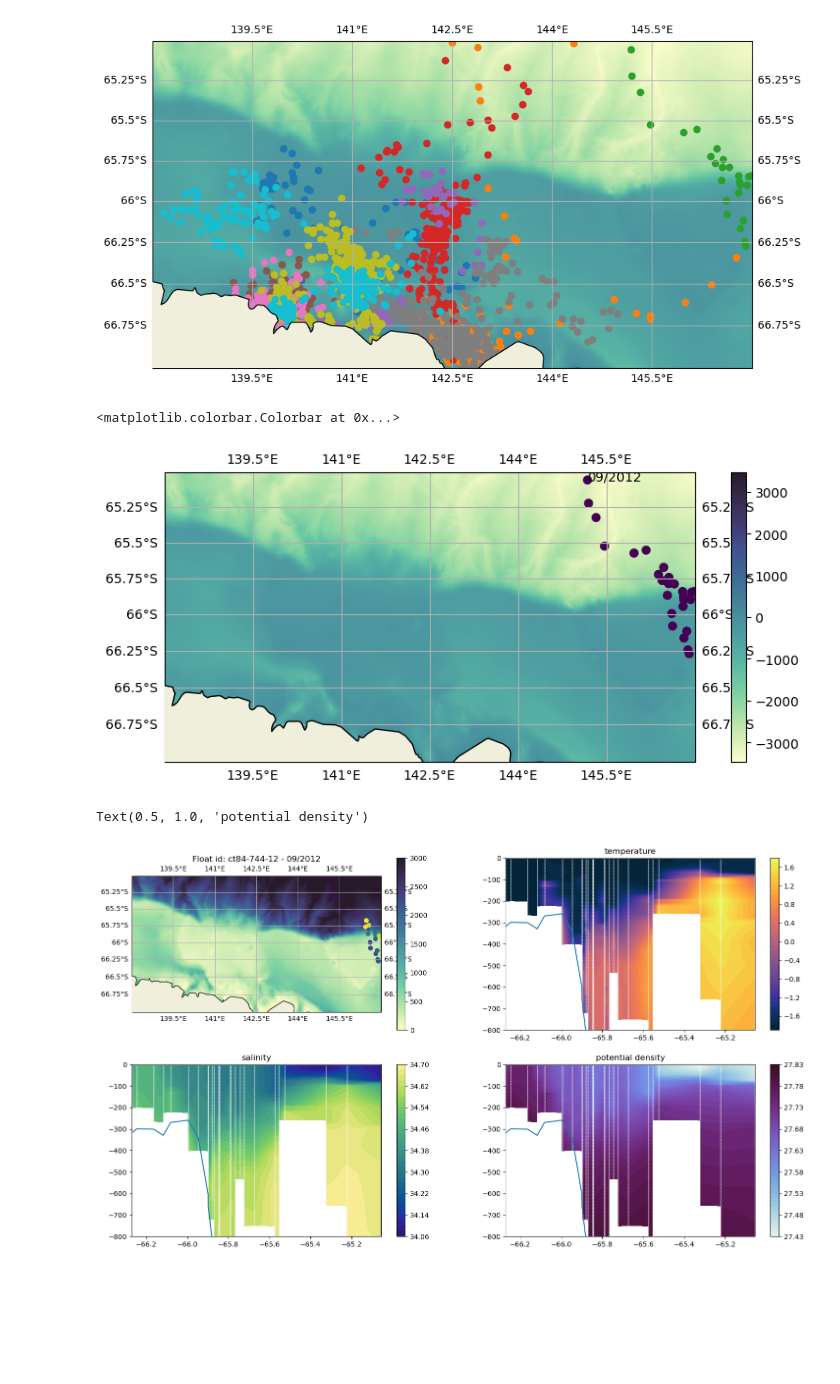
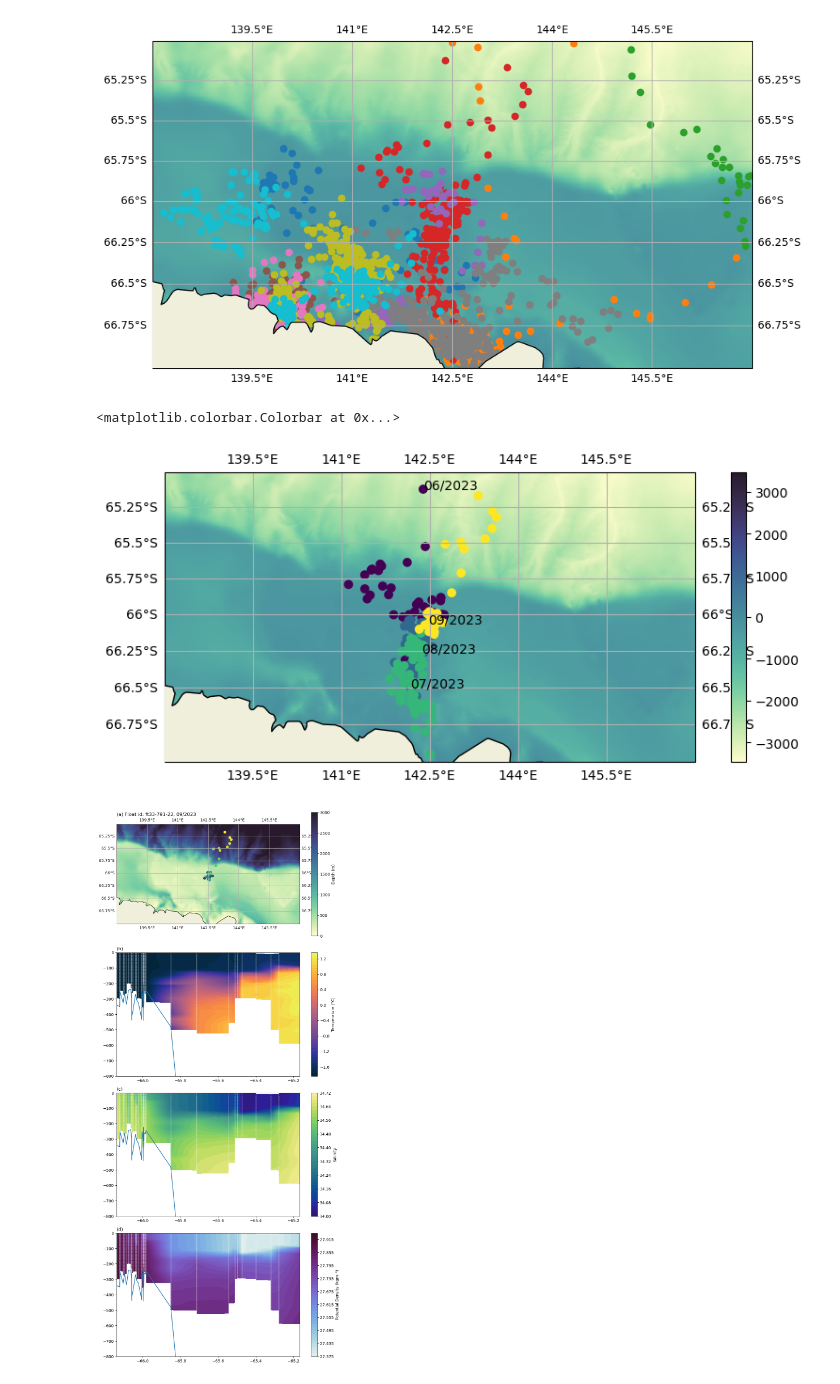
Before and after one commit to eejco/thesis_c3, a Jupyter notebook: sealtrail.ipynb, the cells around one changed output. Drawn from its saved outputs; the diff is of its cells as text; code cells hidden in the pictures; blank space fills up the shorter version.

```diff
--- a/sealtrail.ipynb
+++ b/sealtrail.ipynb
@@ -86,7 +79,7 @@ ds['rho'] = gsw.density.rho(ds.asal,ds.ctemp,ds.pres)
 ds['sigma0'] = gsw.density.sigma0(ds.asal,ds.ctemp)
 ds['month'] = ds.time.dt.month
 # %%
-pc = 'ct84-744-12'#'ct64-M052-09'#'ft33-791-22'
+pc = 'ft33-791-22'#'ct84-744-12'#'ct64-M052-09'#'ft33-791-22'
 dspc = ds.where(ds.profile_code == pc,drop=True)
 fig,ax=plt.subplots(figsize=(10,4),subplot_kw={'projection':ccrs.Mercator()})
 im=pfns.sp(ax,elevation,extent=extent,cmap=cmocean.cm.deep)
@@ -98,7 +91,7 @@ for m in np.unique(dspc.month):
 plt.colorbar(im)
 # %% [output]
 <matplotlib.colorbar.Colorbar at 0x...>
-[figure, old version]
+[figure, new version]
 # %%
 dsm = dspc.where(dspc.month == 9,drop=True)
 dsml = dsm.swap_dims({'time':'lat'}).sortby('lat')
@@ -107,45 +100,46 @@ x=xr.broadcast(dsml.lat,dsml.pres)[0].where(keep,drop=True).to_numpy().flatten()
 y=xr.broadcast(dsml.lat,dsml.pres)[1].where(keep,drop=True).to_numpy().flatten()
 # %%
 
-fig = plt.figure(figsize=(18,10))
-gs = fig.add_gridspec(2,2)
+fig = plt.figure(figsize=(9,20))
+gs = fig.add_gridspec(4,1)
 
 et = elevation.interp({'latitude':dsml.lat,'longitude':dsml.lon})
 minz = -800
 levels = 40
 
 ax = fig.add_subplot(gs[0, 0],projection=ccrs.Mercator())
 im=pfns.sp(ax,-elevation,extent=extent,cmap=cmocean.cm.deep,land_zorder=3,vmin=0,vmax=3000)
 ax.scatter(dsm.lon,dsm.lat,c=dsm.time,transform=ccrs.PlateCarree(),label=platform.item())
-plt.colorbar(im)
-ax.set_title('Float id: ' + pc + ' - ' + dsm.time[0].dt.strftime("%m/%Y").item())
+c=plt.colorbar(im,label='Depth (m)')
+ax.set_title('(a) Float id: ' + pc + ', ' + dsm.time[0].dt.strftime("%m/%Y").item(),loc='left')
 
-ax = fig.add_subplot(gs[0, 1])
+ax = fig.add_subplot(gs[1,0])
 im=ax.contourf(dsml.lat,-dsml.pres,dsml.temp.T,cmap=cmocean.cm.thermal,levels=levels)#np.linspace(-1.8,0,levels),vmin=-1.8,vmax=0)
 ax.plot(et.lat,et)
 ax.set_ylim(minz,0)
-plt.colorbar(im)
+plt.colorbar(im,label='Temperature (°C)')
 ax.scatter(x,-y,marker='.',c='w',s=0.1)
-ax.set_title('temperature')
+ax.set_title('(b)',loc='left')
 
-ax = fig.add_subplot(gs[1, 0])
+ax = fig.add_subplot(gs[2, 0])
 im=ax.contourf(dsml.lat,-dsml.pres,dsml.psal.T,cmap=cmocean.cm.haline,levels=levels)#,vmin=34.2,vmax=34.7)
 ax.plot(et.lat,et)
 ax.set_ylim(minz,0)
-plt.colorbar(im)
+plt.colorbar(im,label='Salinity')
 ax.scatter(x,-y,marker='.',c='w',s=0.1)
-ax.set_title('salinity')
+ax.set_title('(c)',loc='left')
 
-ax = fig.add_subplot(gs[1, 1])
+ax = fig.add_subplot(gs[3,0])
 im=ax.contourf(dsml.lat,-dsml.pres,dsml.sigma0.T,cmap=cmocean.cm.dense,levels=levels)#,vmin=27.5,vmax=28)
 ax.plot(et.lat,et)
 ax.set_ylim(minz,0)
-plt.colorbar(im)
+plt.colorbar(im,label='Potential Density (kgm⁻³)')
 ax.scatter(x,-y,marker='.',c='w',s=0.1)
-ax.set_title('potential density')
+ax.set_title('(d)',loc='left')
+
+plt.tight_layout()
 # %% [output]
-Text(0.5, 1.0, 'potential density')
-[figure, old version]
+[figure, new version]
 # %%
 month = 12
 # plot all seal trails for
```
Also changed, not shown: parts of 3 cells of this notebook, 10 other files.
